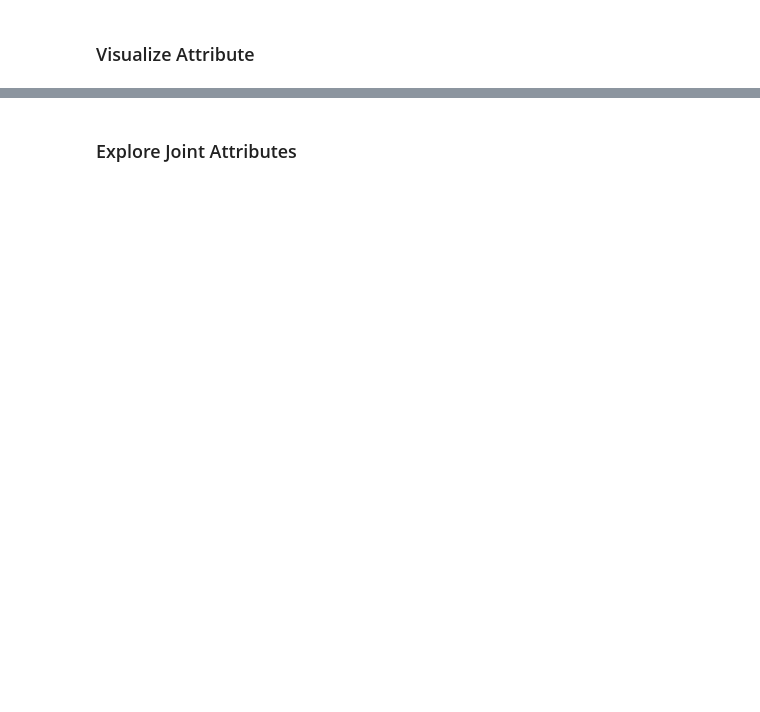
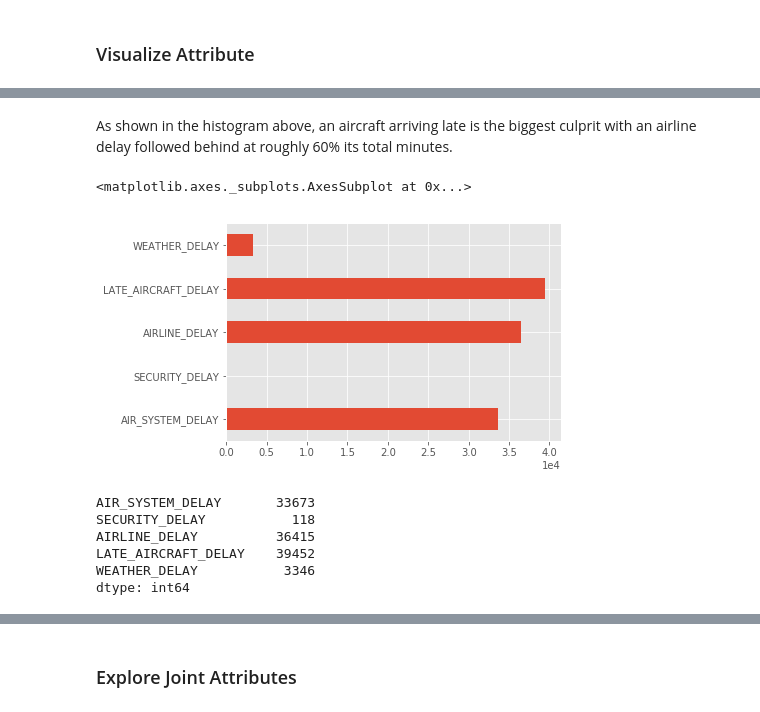
Before and after one commit to JackNelson/MSDS7331_Project1, a Jupyter notebook: Project1.ipynb, the cells around one changed output, grey strips where cells are left out. Saved outputs shown, nothing was run; the diff lists cells and outputs as text; code cells hidden in the pictures; blank space fills up the shorter version.

```diff
--- a/Project1.ipynb
+++ b/Project1.ipynb
@@ -252,0 +286,19 @@ Far and away the shortest mean cause of delays was security, at 0.04 minutes. Pe
+# %% [markdown]
+As shown in the histogram above, an aircraft arriving late is the biggest culprit with an airline delay followed behind at roughly 60% its total minutes.
+# %%
+df2_count = df2[b][df2 > 0].count()
+
+plt.ticklabel_format(style='sci', axis='x', scilimits=(0,0))
+df2_count.plot(kind='barh')
+# %% [output]
+<matplotlib.axes._subplots.AxesSubplot at 0x...>
+[figure, added]
+# %%
+print(df2_count)
+# %% [output]
+AIR_SYSTEM_DELAY       33673
+SECURITY_DELAY           118
+AIRLINE_DELAY          36415
+LATE_AIRCRAFT_DELAY    39452
+WEATHER_DELAY           3346
+dtype: int64
```
Also changed, not shown: parts of 24 cells of this notebook.
